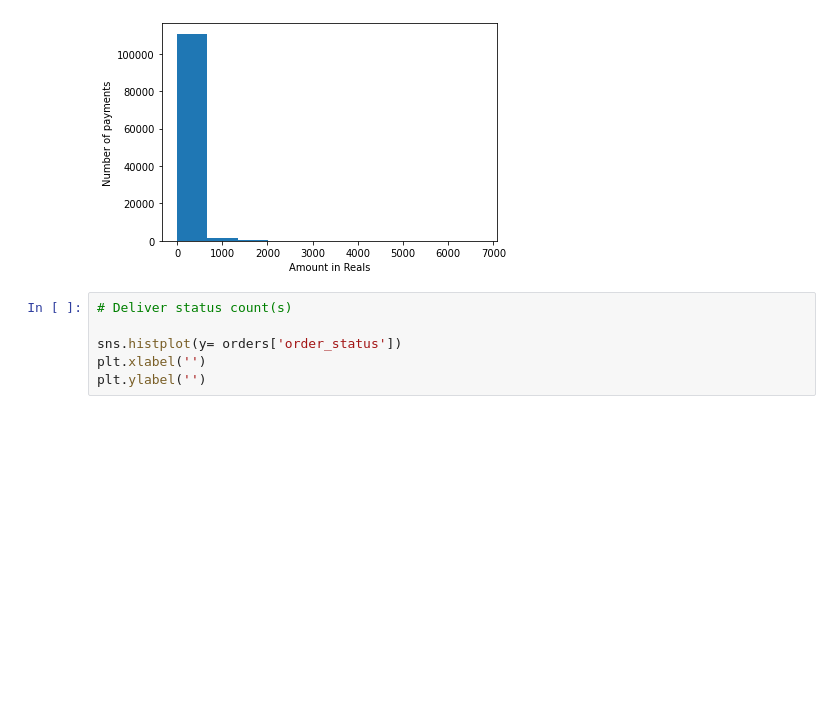
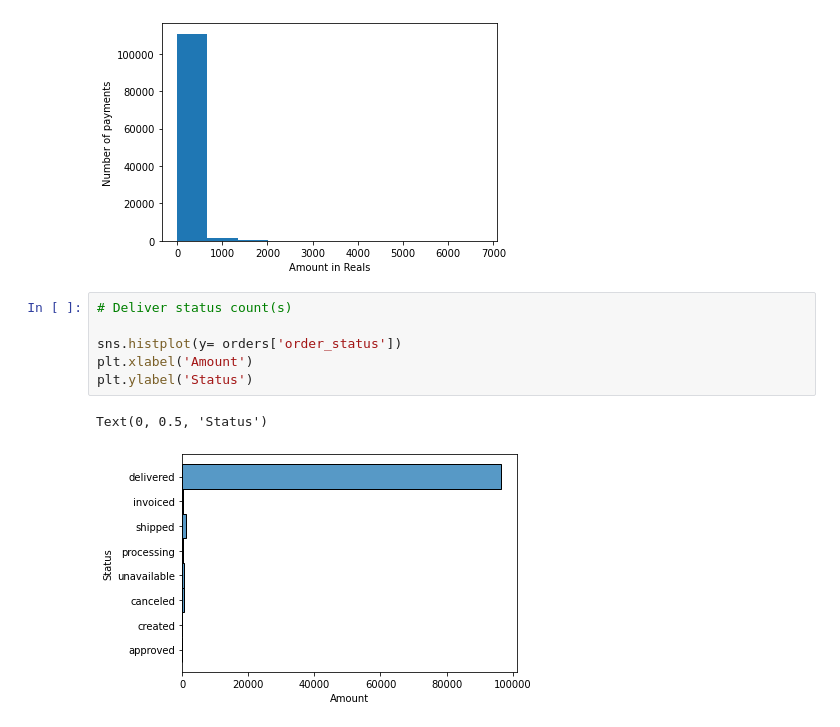
Before and after one commit to Random-Wanderer/Building_toolbox, a Jupyter notebook: notebooks/Olist_analysis.ipynb, the cells around one changed output. Drawn from its saved outputs; the diff is of its cells as text; blank space fills up the shorter version.

```diff
--- a/notebooks/Olist_analysis.ipynb
+++ b/notebooks/Olist_analysis.ipynb
@@ -631,9 +692,12 @@ order_item['price'].mean(), order_item['price'].min(), order_item['price'].max()
 # %%
 # Deliver status count(s)
 
 sns.histplot(y= orders['order_status'])
-plt.xlabel('')
-plt.ylabel('')
+plt.xlabel('Amount')
+plt.ylabel('Status')
+# %% [output]
+Text(0, 0.5, 'Status')
+[figure, added]
 # %%
 # Merge order, translation, and product df and drop product dimentions
 items_products = order_item.merge(products, how= 'left').merge(translation, how= 'left')
```
Also changed, not shown: parts of 12 cells of this notebook.
